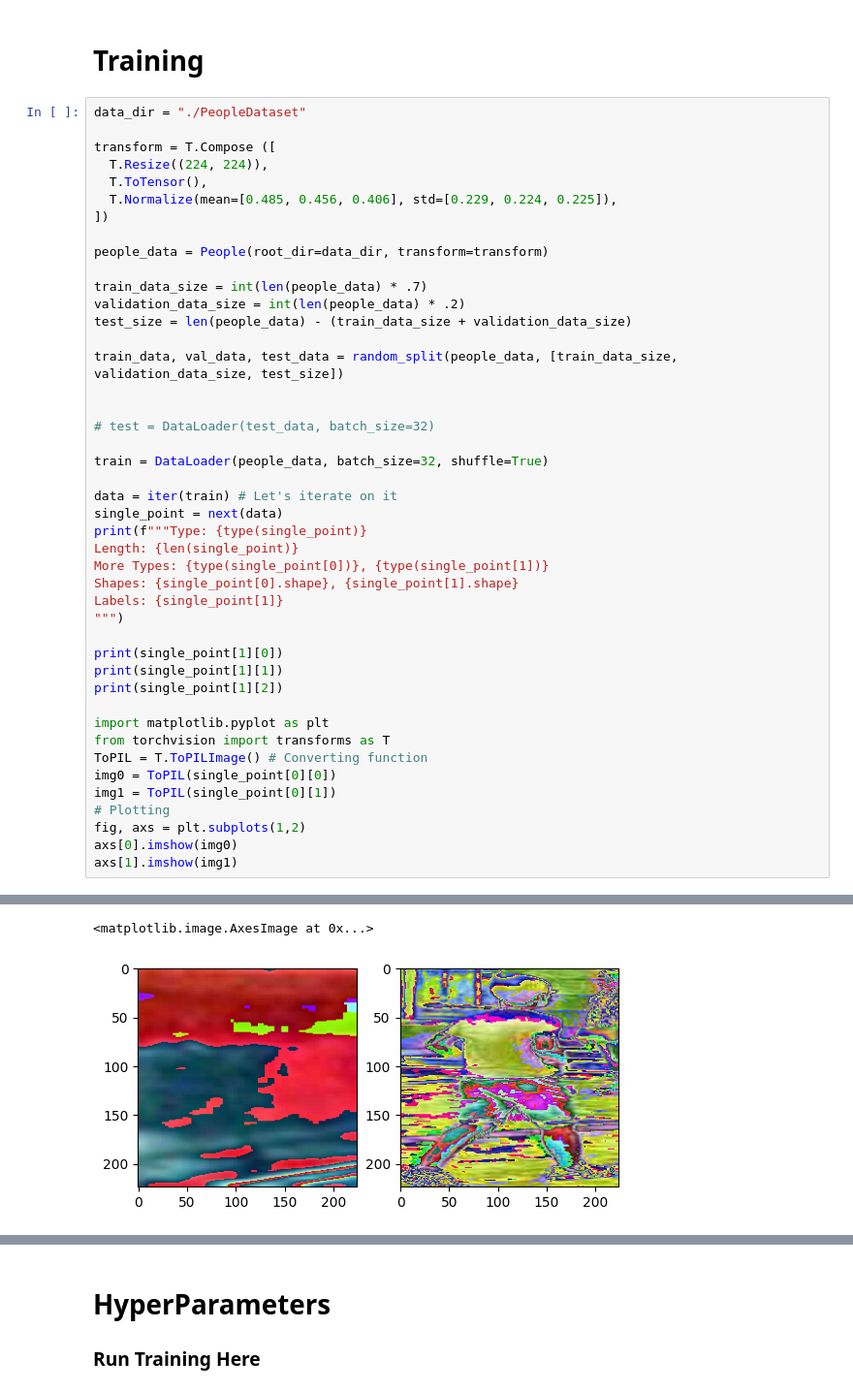
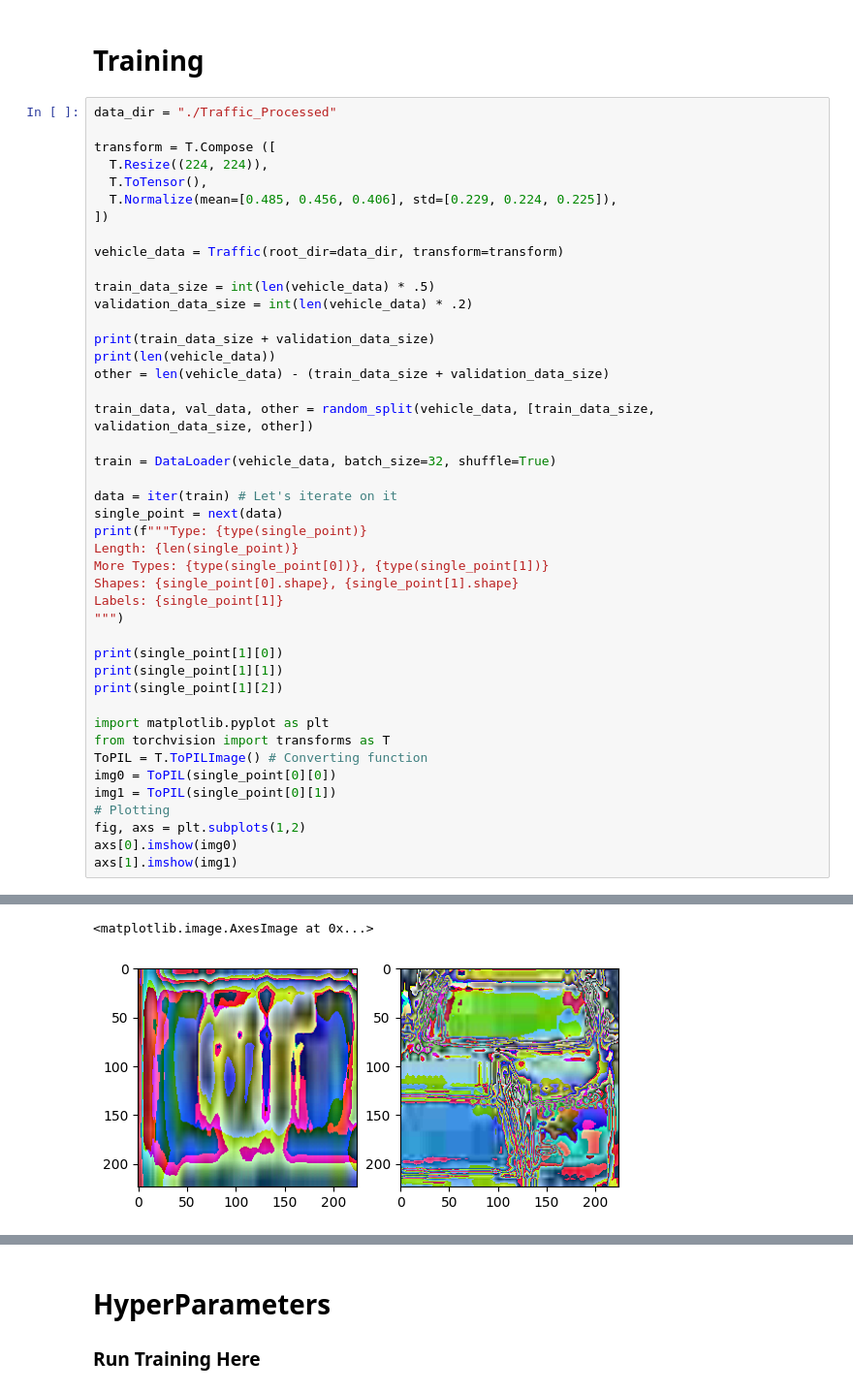
Before and after one commit to jakefollett/Traffic-Object-Detector, a Jupyter notebook: Training_Vehicles.ipynb, the cells around one changed output, grey strips where cells are left out. Shown at 97% size. Cells and saved outputs as stored; diff of their text form.

Commit message:
Working validation + training

```diff
--- a/Training_Vehicles.ipynb
+++ b/Training_Vehicles.ipynb
@@ -147,7 +186,7 @@ class Convolutional(nn.Module):
 # %% [markdown]
 # Training
 # %%
-data_dir = "./PeopleDataset"
+data_dir = "./Traffic_Processed"
 
 transform = T.Compose ([
   T.Resize((224, 224)),
@@ -155,18 +194,18 @@ transform = T.Compose ([
   T.Normalize(mean=[0.485, 0.456, 0.406], std=[0.229, 0.224, 0.225]),
 ])
 
-people_data = People(root_dir=data_dir, transform=transform)
+vehicle_data = Traffic(root_dir=data_dir, transform=transform)
 
-train_data_size = int(len(people_data) * .7)
-validation_data_size = int(len(people_data) * .2)
-test_size = len(people_data) - (train_data_size + validation_data_size)
+train_data_size = int(len(vehicle_data) * .5)
+validation_data_size = int(len(vehicle_data) * .2)
 
-train_data, val_data, test_data = random_split(people_data, [train_data_size, validation_data_size, test_size])
+print(train_data_size + validation_data_size)
+print(len(vehicle_data))
+other = len(vehicle_data) - (train_data_size + validation_data_size)
 
+train_data, val_data, other = random_split(vehicle_data, [train_data_size, validation_data_size, other])
 
-# test = DataLoader(test_data, batch_size=32)
-
-train = DataLoader(people_data, batch_size=32, shuffle=True)
+train = DataLoader(vehicle_data, batch_size=32, shuffle=True)
 
 data = iter(train) # Let's iterate on it
 single_point = next(data)
@@ -204,3 +245,3 @@ tensor(1)
 <matplotlib.image.AxesImage at 0x...>
-[figure, old version]
+[figure, new version]
 # %%
```
Also changed, not shown: parts of 11 cells of this notebook.
